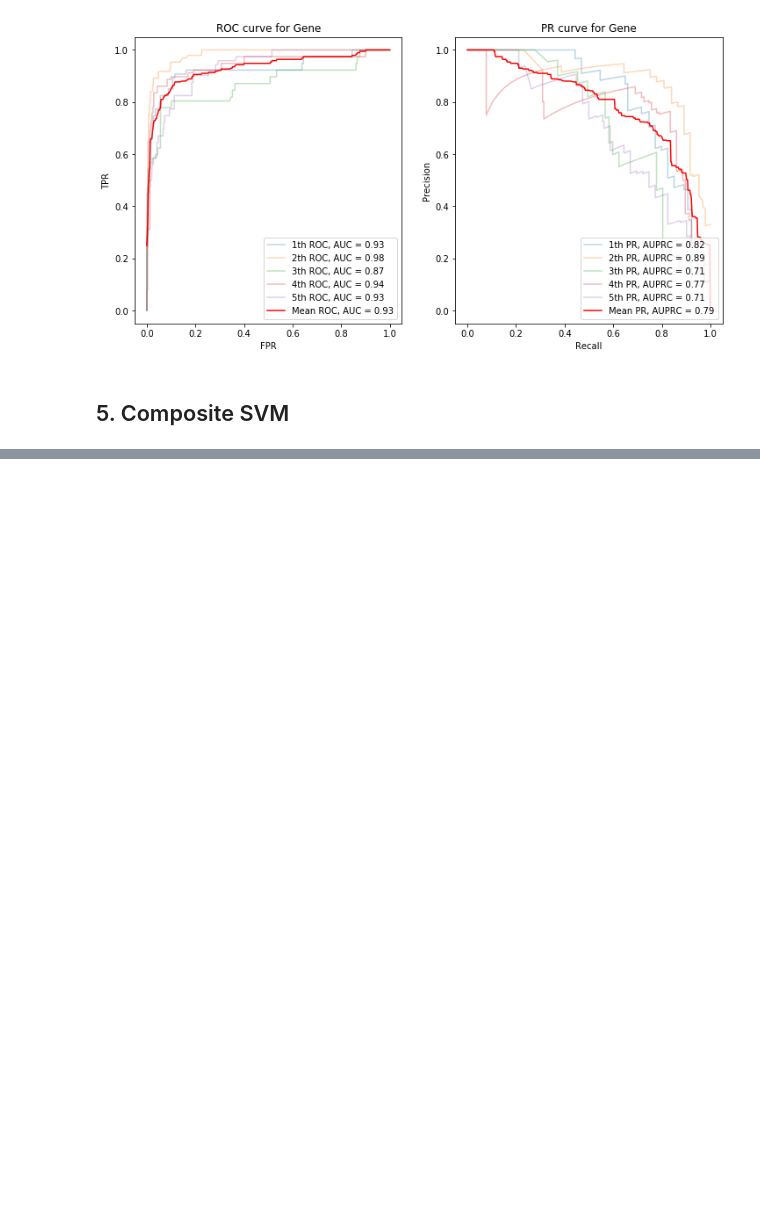
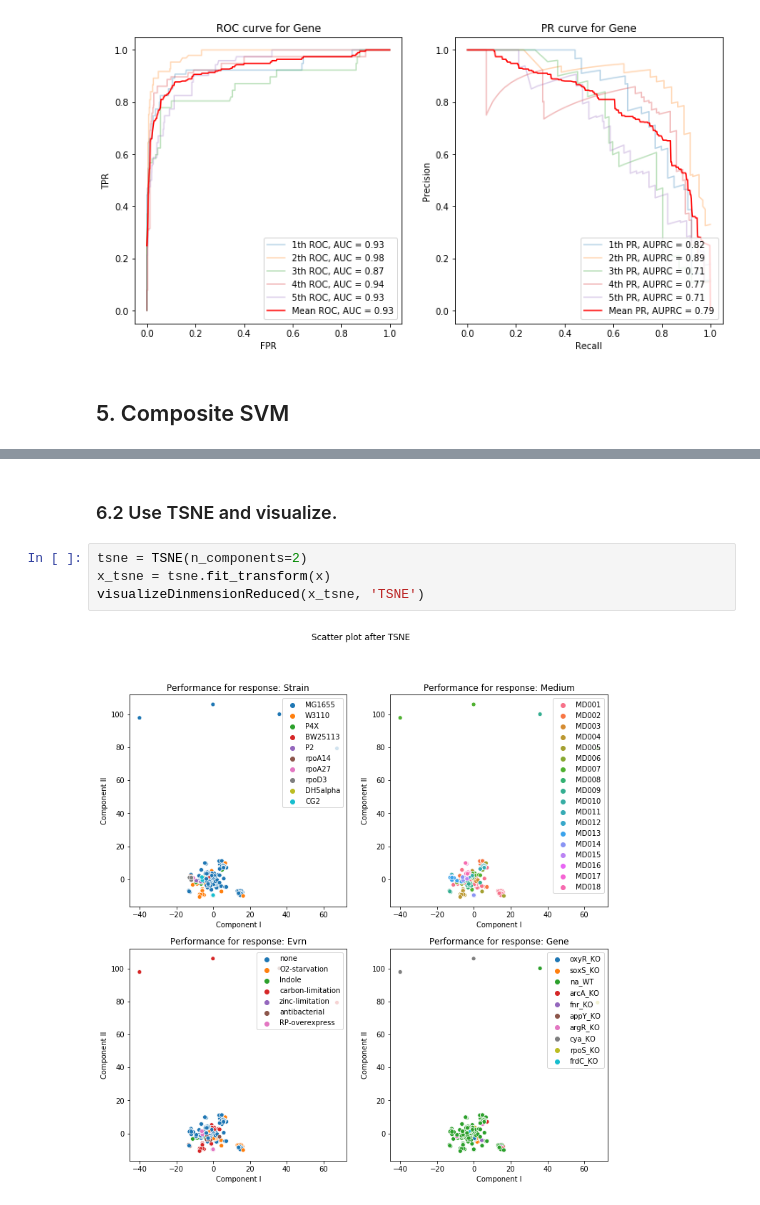
Before and after one commit to RyanYin04/MachineLearningPractice, a Jupyter notebook: 171ass3/hw3.ipynb, the cells around one changed output, grey strips where cells are left out. Cells and saved outputs as stored; diff of their text form; blank space fills up the shorter version.

```diff
--- a/171ass3/hw3.ipynb
+++ b/171ass3/hw3.ipynb
@@ -319,0 +363,8 @@ for name in names:
+# %% [markdown]
+### 6.2 Use TSNE and visualize.
+# %%
+tsne = TSNE(n_components=2)
+x_tsne = tsne.fit_transform(x)
+visualizeDinmensionReduced(x_tsne, 'TSNE')
+# %% [output]
+[figure, added]
```
Also changed, not shown: parts of 8 cells of this notebook, 2 other files.
